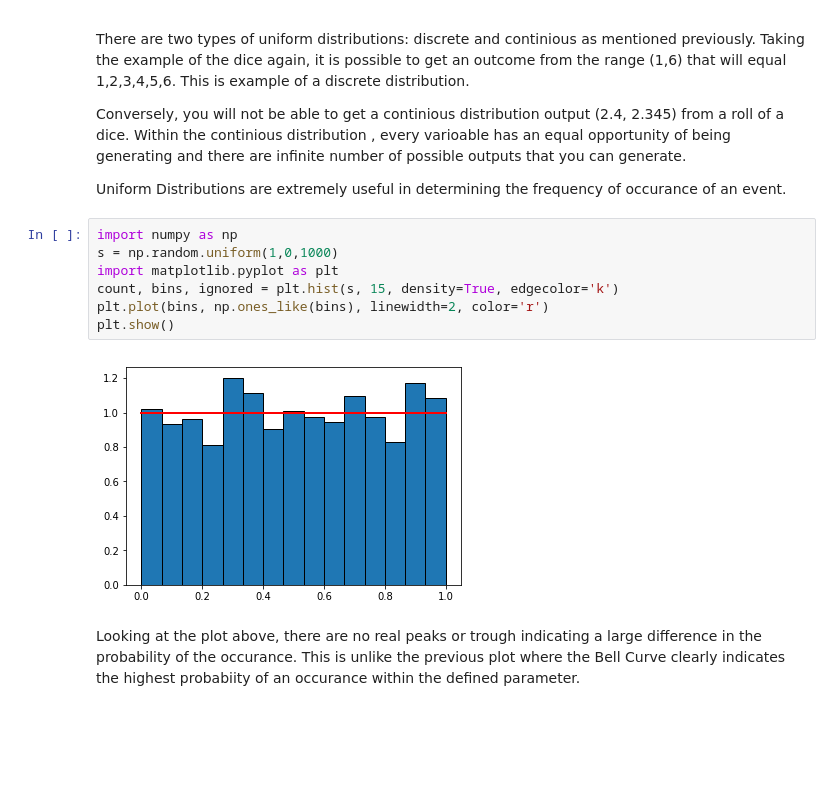
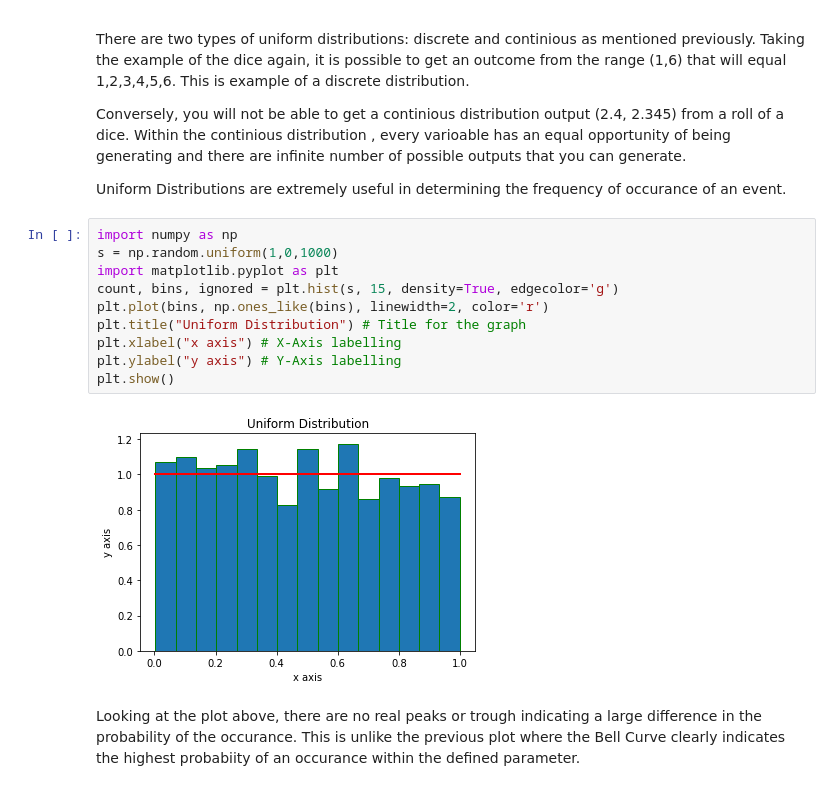
Before and after one commit to martinaobrien/numpy-random, a Jupyter notebook: numpy-random.ipynb, the cells around one changed output. Saved outputs shown, nothing was run; the diff lists cells and outputs as text; blank space fills up the shorter version.

```diff
--- a/numpy-random.ipynb
+++ b/numpy-random.ipynb
@@ -355,12 +366,15 @@ Uniform Distributions are extremely useful in determining the frequency of occur
 # %%
 import numpy as np
 s = np.random.uniform(1,0,1000)
 import matplotlib.pyplot as plt
-count, bins, ignored = plt.hist(s, 15, density=True, edgecolor='k')
+count, bins, ignored = plt.hist(s, 15, density=True, edgecolor='g')
 plt.plot(bins, np.ones_like(bins), linewidth=2, color='r')
+plt.title("Uniform Distribution") # Title for the graph
+plt.xlabel("x axis") # X-Axis labelling
+plt.ylabel("y axis") # Y-Axis labelling
 plt.show()
 # %% [output]
-[figure, old version]
+[figure, new version]
 # %% [markdown]
 Looking at the plot above, there are no real peaks or trough indicating a large difference in the probability of the occurance. This is unlike the previous plot where the Bell Curve clearly indicates the highest probabiity of an occurance within the defined parameter.
 # %% [markdown]
```
Also changed, not shown: parts of 27 cells of this notebook, 1 other file.
